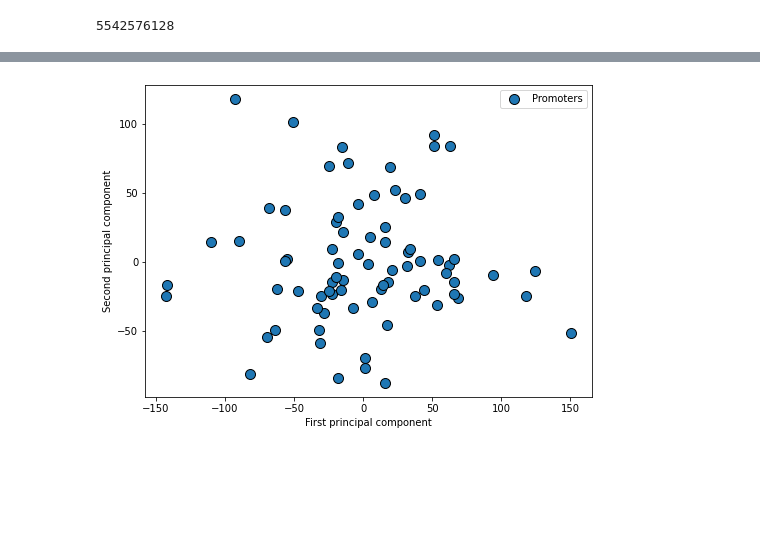
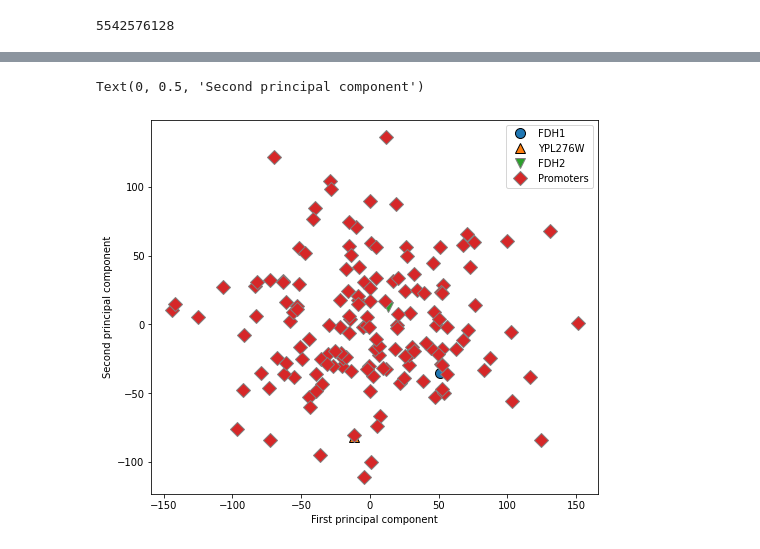
Before and after one commit to Hypertyz/igem2022, a Jupyter notebook: Yeast_project/notebooks/Promoter_RBS.ipynb, the cells around one changed output, grey strips where cells are left out. Saved outputs shown, nothing was run; the diff lists cells and outputs as text; code cells hidden in the pictures; blank space fills up the shorter version.

Commit message:
promoters clustering

```diff
--- a/Yeast_project/notebooks/Promoter_RBS.ipynb
+++ b/Yeast_project/notebooks/Promoter_RBS.ipynb
@@ -170,19 +172,19 @@ X_pca = pca.transform(X)
 # %%
 # Label datapoints
 label=[]
-label.extend(repeat(0,77))
-# label.append(1)
-# label.append(2)
-# label.append(3)
-# label.append(4)
+label.append(0)
+label.append(1)
+label.append(2)
+label.extend(repeat(3,154))
 # %%
 # plot first vs. second principal component, colored by class
 plt.figure(figsize=(8, 8))
 mglearn.discrete_scatter(X_pca[:, 0], X_pca[:, 1], label)
-plt.legend(["Promoters"], loc="best")
+plt.legend(["FDH1", "YPL276W", "FDH2", "Promoters"], loc="best")
 plt.gca().set_aspect("equal")
 plt.xlabel("First principal component")
 plt.ylabel("Second principal component")
-plt.savefig('./PCA.jpg', bbox_inches='tight', dpi=600)
+#plt.savefig('./PCA.jpg', bbox_inches='tight', dpi=600)
 # %% [output]
+Text(0, 0.5, 'Second principal component')
-[figure, old version]
+[figure, new version]
```
Also changed, not shown: parts of 11 cells of this notebook, 4 other files.
